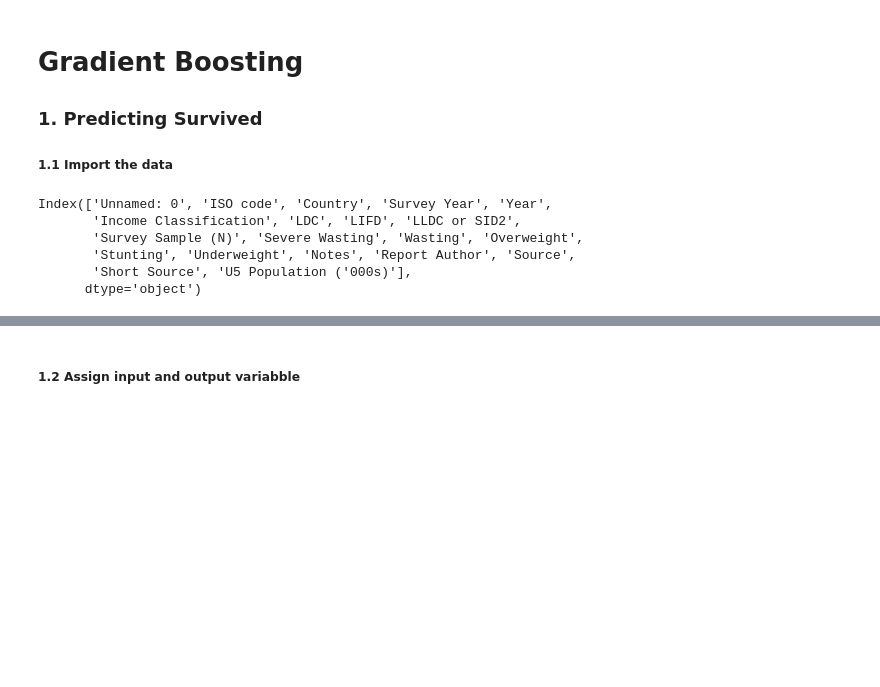
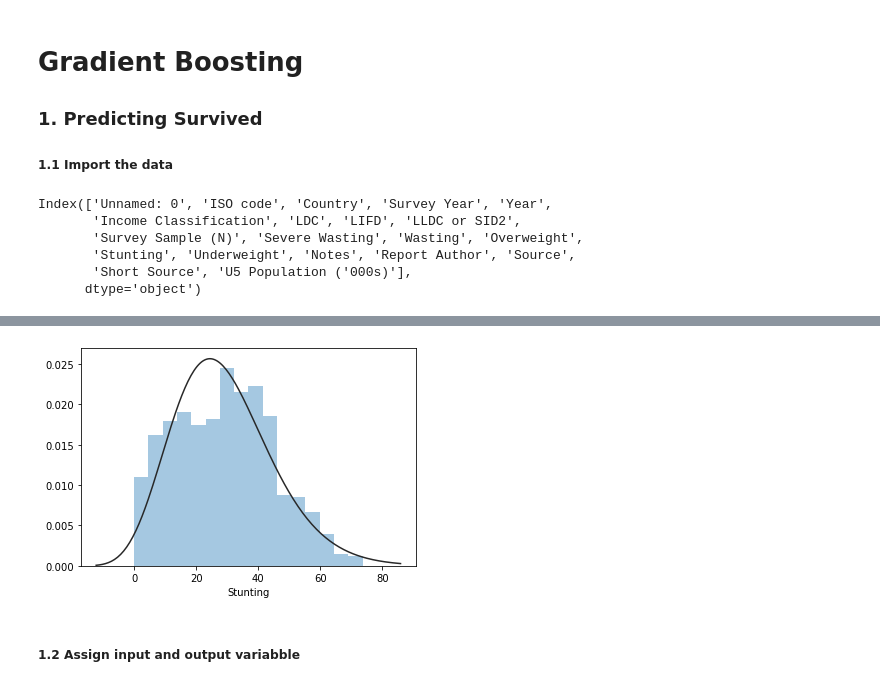
Before and after one commit to nvelardi/StuntedGrowthTuvalu, a Jupyter notebook: index.ipynb, the cells around one changed output, grey strips where cells are left out. Cells and saved outputs as stored; diff of their text form; code cells hidden in the pictures; blank space fills up the shorter version.

```diff
--- a/index.ipynb
+++ b/index.ipynb
@@ -23,3 +60,8 @@ Index(['Unnamed: 0', 'ISO code', 'Country', 'Survey Year', 'Year',
+# %%
+from scipy import stats
+ax = sns.distplot(df['Stunting'], kde=False, fit=stats.gamma)
+# %% [output]
+[figure, added]
 # %% [markdown]
 ##### 1.2 Assign input and output variabble
 # %%
```
Also changed, not shown: parts of 4 cells of this notebook.
